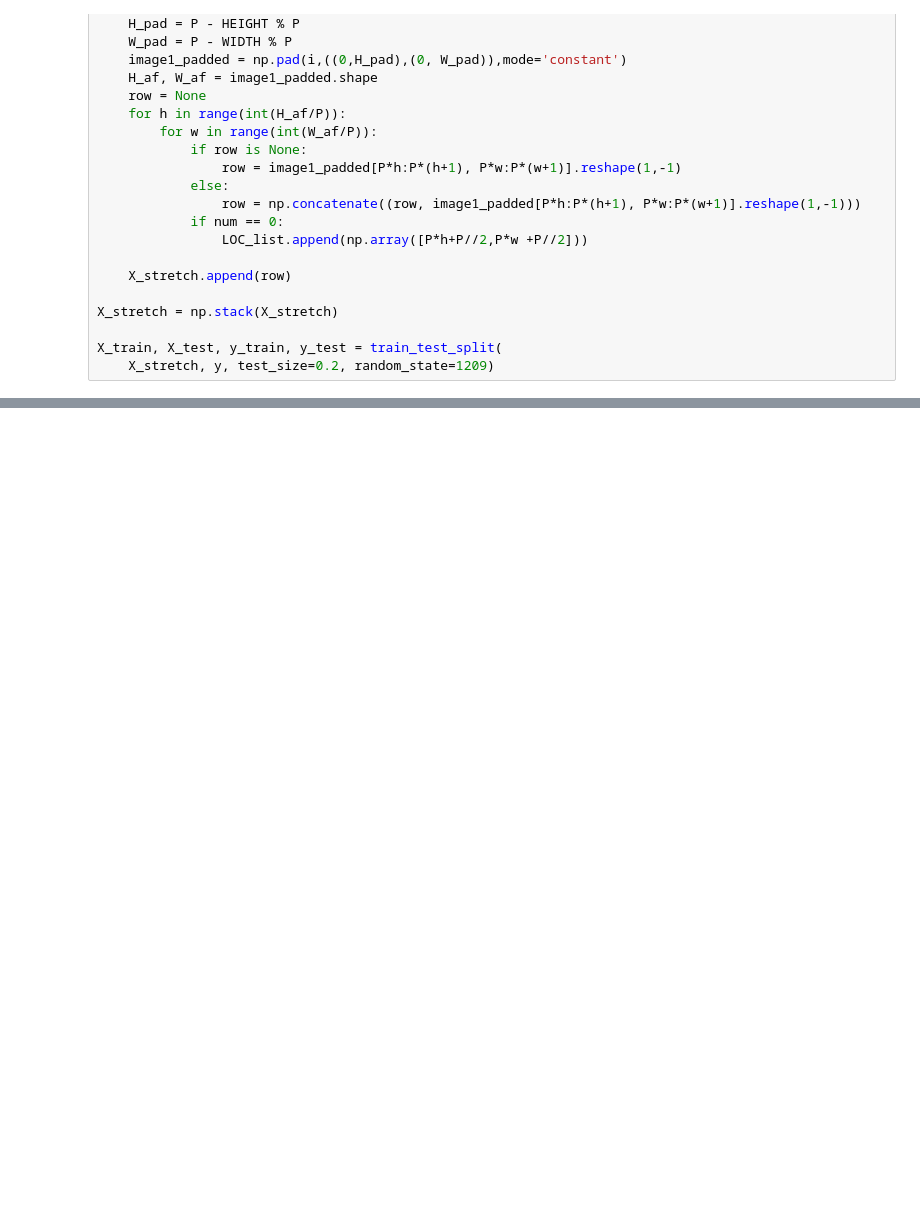
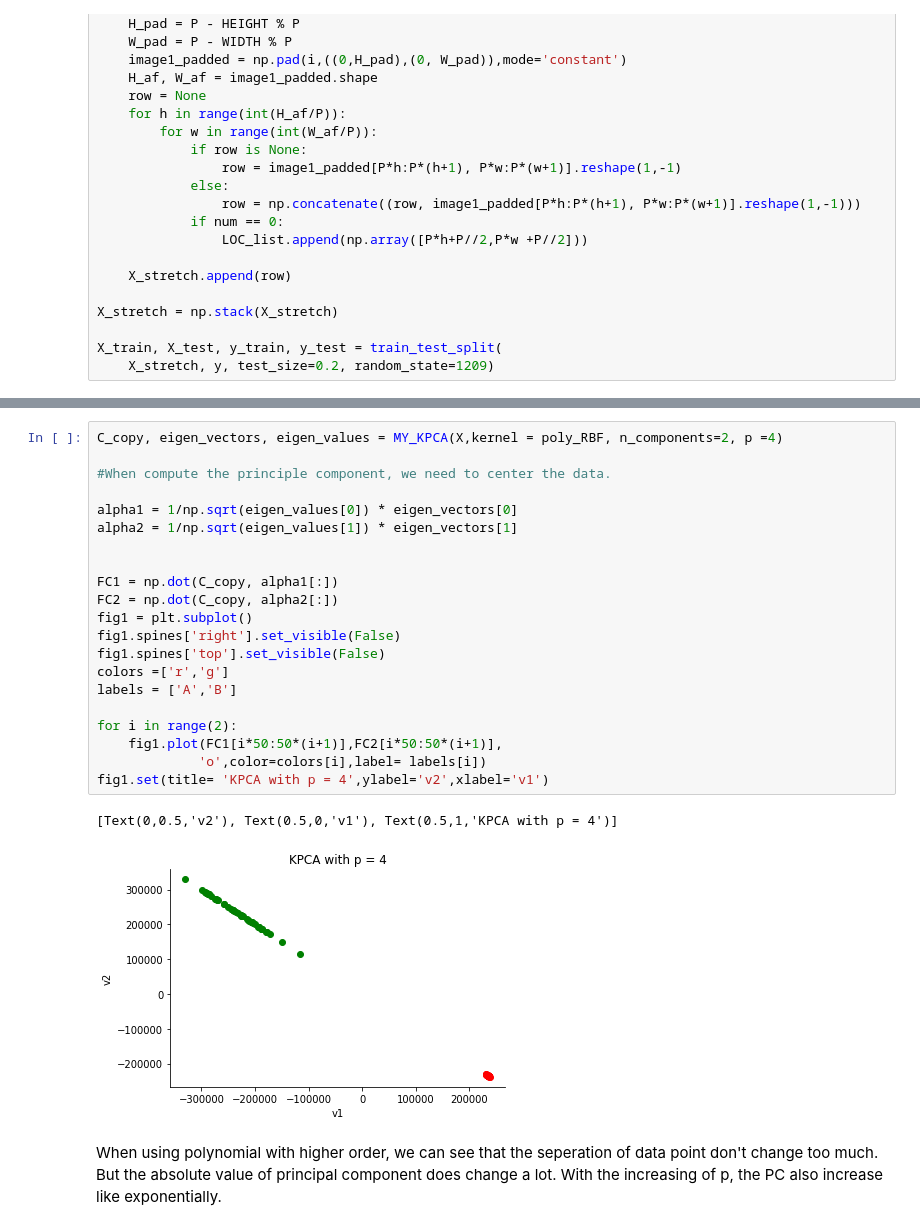
Before and after one commit to FDSMlhn/STAT538, a Jupyter notebook: HW4.ipynb, the cells around one changed output, grey strips where cells are left out. Drawn from its saved outputs; the diff is of its cells as text; blank space fills up the shorter version.

```diff
--- a/HW4.ipynb
+++ b/HW4.ipynb
@@ -117,0 +256,26 @@ for sigma2 in parameter_list2:
+# %%
+C_copy, eigen_vectors, eigen_values = MY_KPCA(X,kernel = poly_RBF, n_components=2, p =4)
+
+#When compute the principle component, we need to center the data.
+
+alpha1 = 1/np.sqrt(eigen_values[0]) * eigen_vectors[0]
+alpha2 = 1/np.sqrt(eigen_values[1]) * eigen_vectors[1]
+
+
+FC1 = np.dot(C_copy, alpha1[:])
+FC2 = np.dot(C_copy, alpha2[:])
+fig1 = plt.subplot()
+fig1.spines['right'].set_visible(False)
+fig1.spines['top'].set_visible(False)
+colors =['r','g']
+labels = ['A','B']
+
+for i in range(2):
+    fig1.plot(FC1[i*50:50*(i+1)],FC2[i*50:50*(i+1)],
+             'o',color=colors[i],label= labels[i])
+fig1.set(title= 'KPCA with p = 4',ylabel='v2',xlabel='v1')
+# %% [output]
+[Text(0,0.5,'v2'), Text(0.5,0,'v1'), Text(0.5,1,'KPCA with p = 4')]
+[figure, added]
+# %% [markdown]
+When using polynomial with higher order, we can see that the seperation of data point don't change too much. But the absolute value of principal component does change a lot. With the increasing of p, the PC also increase like exponentially.
```
Also changed, not shown: parts of 19 cells of this notebook.
